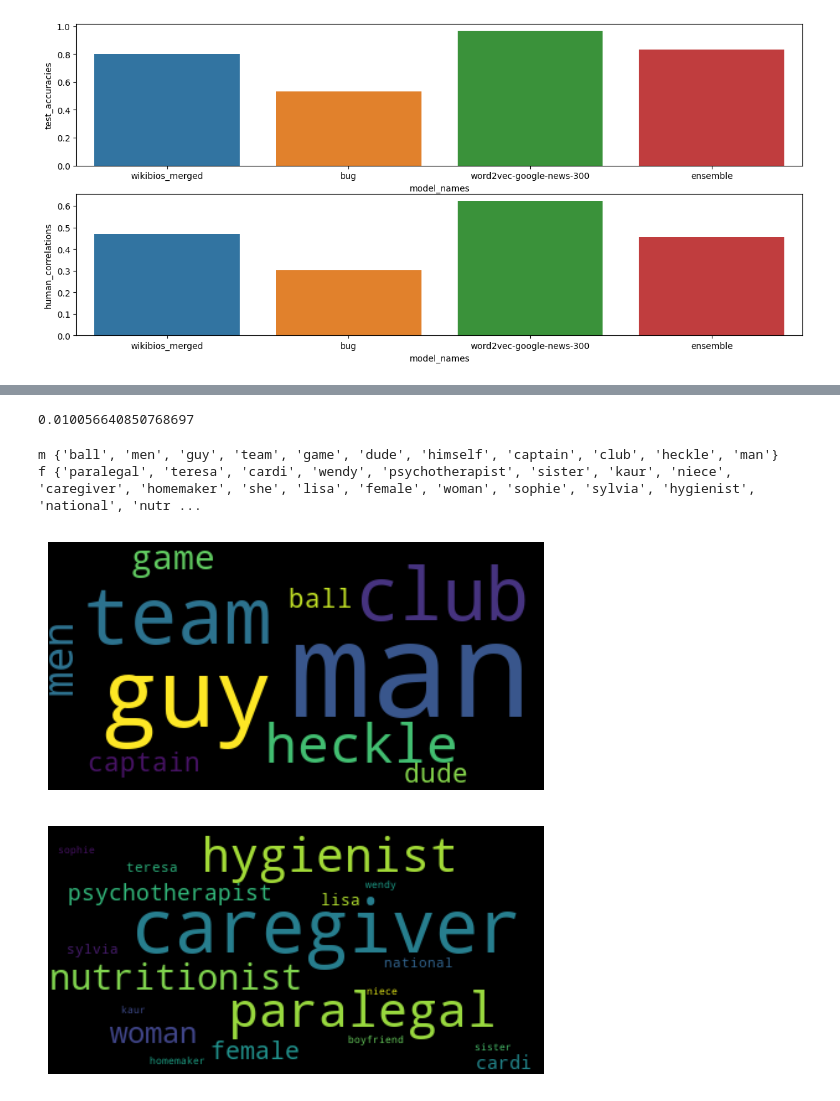
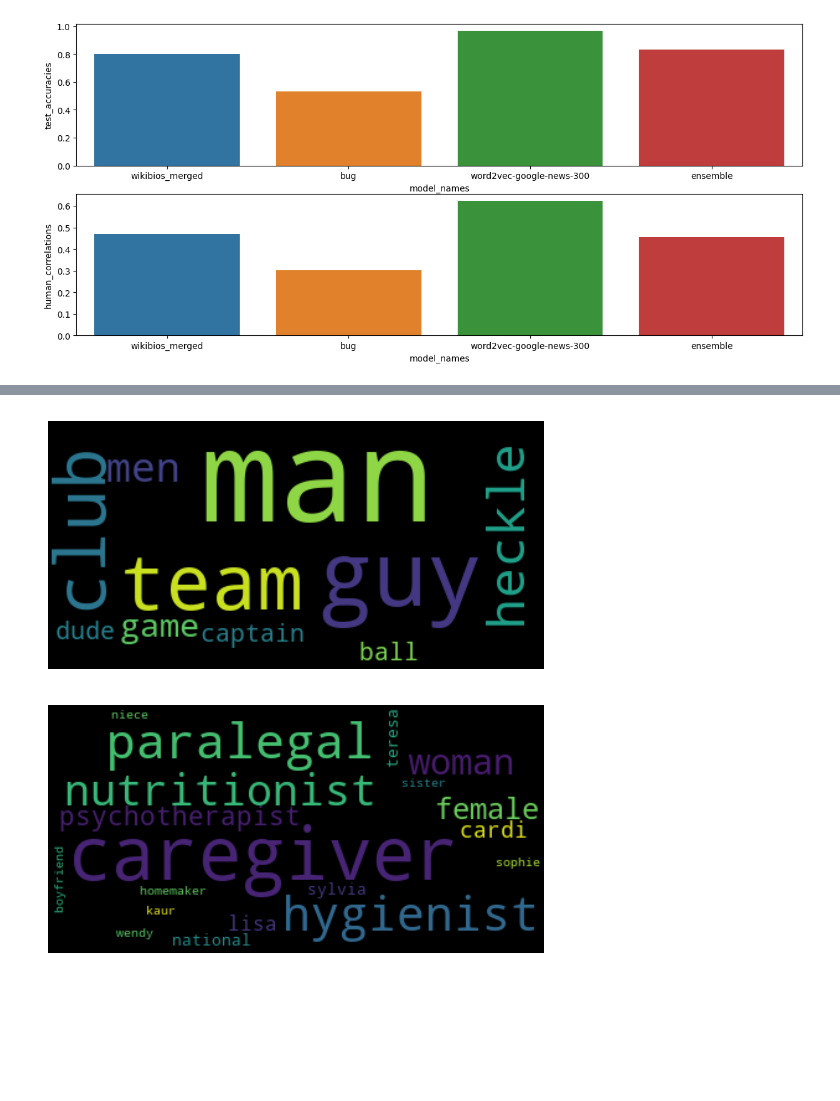
Before and after one commit to Andrewwango/kainosRecruitmentApi-TeamA, a Jupyter notebook: ai/03_test_model.ipynb, the cells around one changed output, grey strips where cells are left out. Cells and saved outputs as stored; diff of their text form; code cells hidden in the pictures; blank space fills up the shorter version.

```diff
--- a/ai/03_test_model.ipynb
+++ b/ai/03_test_model.ipynb
@@ -207,2 +107,2 @@ with open("data/corpus/dataset_doughman.txt", "r") as f:
 # %%
-ensemble_scorer.threshs = [0.26, 0.16, 0.08]
+ensemble_scorer.threshs
@@ -234,11 +126,0 @@ Tokens paradiso not found in model vocabulary
-# %%
-percentage_bias(document, scores)
-# %% [output]
-0.010056640850768697
-# %%
-words = biased_words(tokens, scores)
-print("m", set(words["biased_m"]))
-print("f", set(words["biased_f"]))
-# %% [output]
-m {'ball', 'men', 'guy', 'team', 'game', 'dude', 'himself', 'captain', 'club', 'heckle', 'man'}
-f {'paralegal', 'teresa', 'cardi', 'wendy', 'psychotherapist', 'sister', 'kaur', 'niece', 'caregiver', 'homemaker', 'she', 'lisa', 'female', 'woman', 'sophie', 'sylvia', 'hygienist', 'national', 'nutr ...
@@ -248,16 +127,12 @@ import matplotlib.pyplot as plt
 # %%
-wordcloud = WordCloud().generate(" ".join(words["biased_m"]))
-
-plt.imshow(wordcloud, interpolation='bilinear')
+plt.imshow(WordCloud().generate(" ".join(words["biased_m"])), interpolation='bilinear')
 plt.axis("off")
 plt.show()
 # %% [output]
-[figure, old version]
+[figure, new version]
 # %%
-wordcloud = WordCloud().generate(" ".join(words["biased_f"]))
-
-plt.imshow(wordcloud, interpolation='bilinear')
+plt.imshow(WordCloud().generate(" ".join(words["biased_f"])), interpolation='bilinear')
 plt.axis("off")
 plt.show()
 # %% [output]
-[figure, old version]
+[figure, new version]
```
Also changed, not shown: parts of 34 cells of this notebook, 2 other files.
